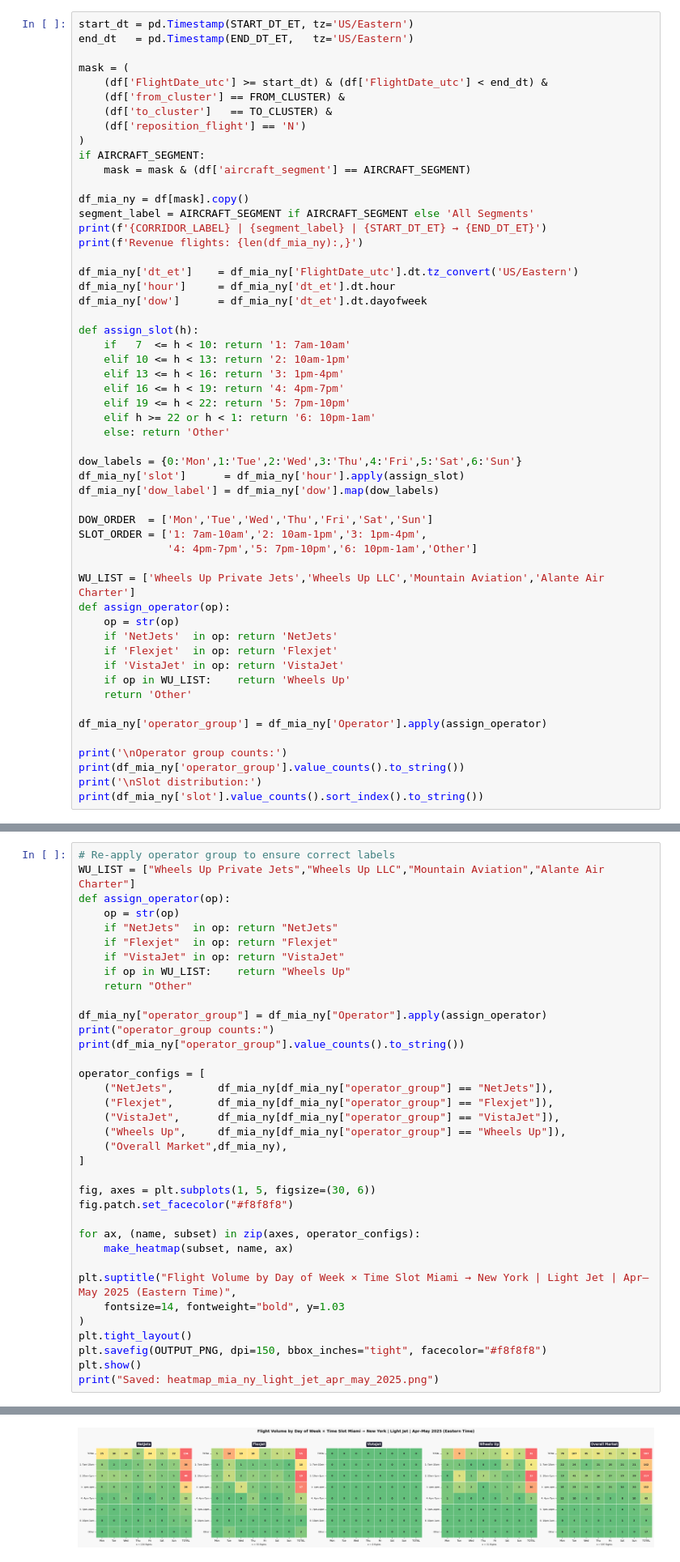
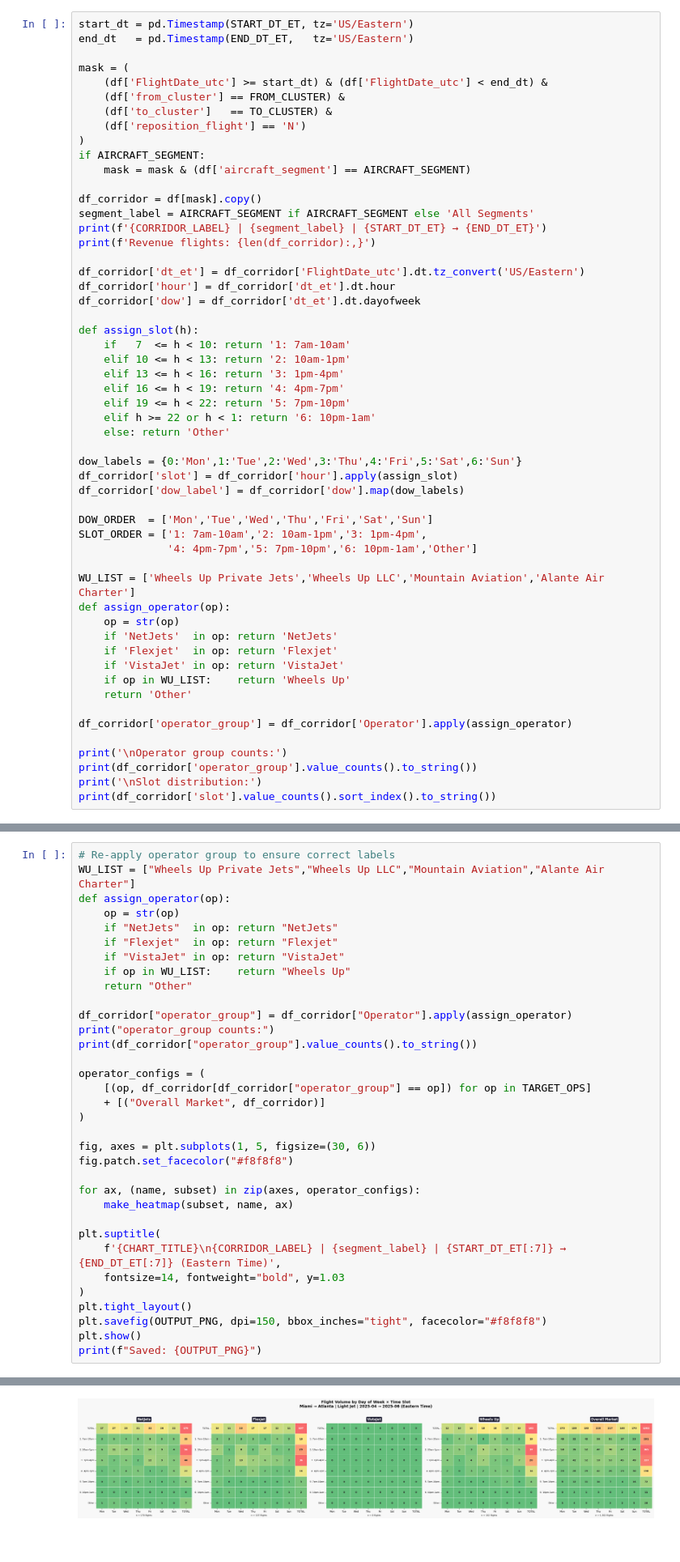
Before and after one commit to tausif-agntworksai/flight-pipeline, a Jupyter notebook: pricing/eda/vedant/dow_slot_va_v1.ipynb, the cells around one changed output, grey strips where cells are left out. Shown at 81% size. Drawn from its saved outputs; the diff is of its cells as text.

Commit message:
hardcode labels changes

```diff
--- a/pricing/eda/vedant/dow_slot_va_v1.ipynb
+++ b/pricing/eda/vedant/dow_slot_va_v1.ipynb
@@ -97,14 +101,14 @@ mask = (
 if AIRCRAFT_SEGMENT:
     mask = mask & (df['aircraft_segment'] == AIRCRAFT_SEGMENT)
 
-df_mia_ny = df[mask].copy()
+df_corridor = df[mask].copy()
 segment_label = AIRCRAFT_SEGMENT if AIRCRAFT_SEGMENT else 'All Segments'
 print(f'{CORRIDOR_LABEL} | {segment_label} | {START_DT_ET} → {END_DT_ET}')
-print(f'Revenue flights: {len(df_mia_ny):,}')
+print(f'Revenue flights: {len(df_corridor):,}')
 
-df_mia_ny['dt_et']    = df_mia_ny['FlightDate_utc'].dt.tz_convert('US/Eastern')
-df_mia_ny['hour']     = df_mia_ny['dt_et'].dt.hour
-df_mia_ny['dow']      = df_mia_ny['dt_et'].dt.dayofweek
+df_corridor['dt_et'] = df_corridor['FlightDate_utc'].dt.tz_convert('US/Eastern')
+df_corridor['hour'] = df_corridor['dt_et'].dt.hour
+df_corridor['dow'] = df_corridor['dt_et'].dt.dayofweek
 
 def assign_slot(h):
     if   7  <= h < 10: return '1: 7am-10am'
@@ -116,8 +120,8 @@ def assign_slot(h):
     else: return 'Other'
 
 dow_labels = {0:'Mon',1:'Tue',2:'Wed',3:'Thu',4:'Fri',5:'Sat',6:'Sun'}
-df_mia_ny['slot']      = df_mia_ny['hour'].apply(assign_slot)
-df_mia_ny['dow_label'] = df_mia_ny['dow'].map(dow_labels)
+df_corridor['slot'] = df_corridor['hour'].apply(assign_slot)
+df_corridor['dow_label'] = df_corridor['dow'].map(dow_labels)
 
 DOW_ORDER  = ['Mon','Tue','Wed','Thu','Fri','Sat','Sun']
 SLOT_ORDER = ['1: 7am-10am','2: 10am-1pm','3: 1pm-4pm',
@@ -132,10 +136,10 @@ def assign_operator(op):
     if op in WU_LIST:    return 'Wheels Up'
     return 'Other'
 
-df_mia_ny['operator_group'] = df_mia_ny['Operator'].apply(assign_operator)
+df_corridor['operator_group'] = df_corridor['Operator'].apply(assign_operator)
 
 print('\nOperator group counts:')
-print(df_mia_ny['operator_group'].value_counts().to_string())
+print(df_corridor['operator_group'].value_counts().to_string())
 print('\nSlot distribution:')
-print(df_mia_ny['slot'].value_counts().sort_index().to_string())
+print(df_corridor['slot'].value_counts().sort_index().to_string())
 # %% [output]
@@ -217,17 +221,14 @@ def assign_operator(op):
     if op in WU_LIST:    return "Wheels Up"
     return "Other"
 
-df_mia_ny["operator_group"] = df_mia_ny["Operator"].apply(assign_operator)
+df_corridor["operator_group"] = df_corridor["Operator"].apply(assign_operator)
 print("operator_group counts:")
-print(df_mia_ny["operator_group"].value_counts().to_string())
+print(df_corridor["operator_group"].value_counts().to_string())
 
-operator_configs = [
-    ("NetJets",       df_mia_ny[df_mia_ny["operator_group"] == "NetJets"]),
-    ("Flexjet",       df_mia_ny[df_mia_ny["operator_group"] == "Flexjet"]),
-    ("VistaJet",      df_mia_ny[df_mia_ny["operator_group"] == "VistaJet"]),
-    ("Wheels Up",     df_mia_ny[df_mia_ny["operator_group"] == "Wheels Up"]),
-    ("Overall Market",df_mia_ny),
-]
+operator_configs = (
+    [(op, df_corridor[df_corridor["operator_group"] == op]) for op in TARGET_OPS]
+    + [("Overall Market", df_corridor)]
+)
 
 fig, axes = plt.subplots(1, 5, figsize=(30, 6))
 fig.patch.set_facecolor("#f8f8f8")
@@ -235,13 +236,14 @@ fig.patch.set_facecolor("#f8f8f8")
 for ax, (name, subset) in zip(axes, operator_configs):
     make_heatmap(subset, name, ax)
 
-plt.suptitle("Flight Volume by Day of Week × Time Slot Miami → New York | Light Jet | Apr–May 2025 (Eastern Time)",
+plt.suptitle(
+    f'{CHART_TITLE}\n{CORRIDOR_LABEL} | {segment_label} | {START_DT_ET[:7]} → {END_DT_ET[:7]} (Eastern Time)',
     fontsize=14, fontweight="bold", y=1.03
 )
 plt.tight_layout()
 plt.savefig(OUTPUT_PNG, dpi=150, bbox_inches="tight", facecolor="#f8f8f8")
 plt.show()
-print("Saved: heatmap_mia_ny_light_jet_apr_may_2025.png")
+print(f"Saved: {OUTPUT_PNG}")
 # %% [output]
 operator_group counts:
 operator_group
@@ -252 +254 @@ Wheels Up     31
-[figure, old version]
+[figure, new version]
```
Also changed, not shown: parts of 7 cells of this notebook, 6 other files.
